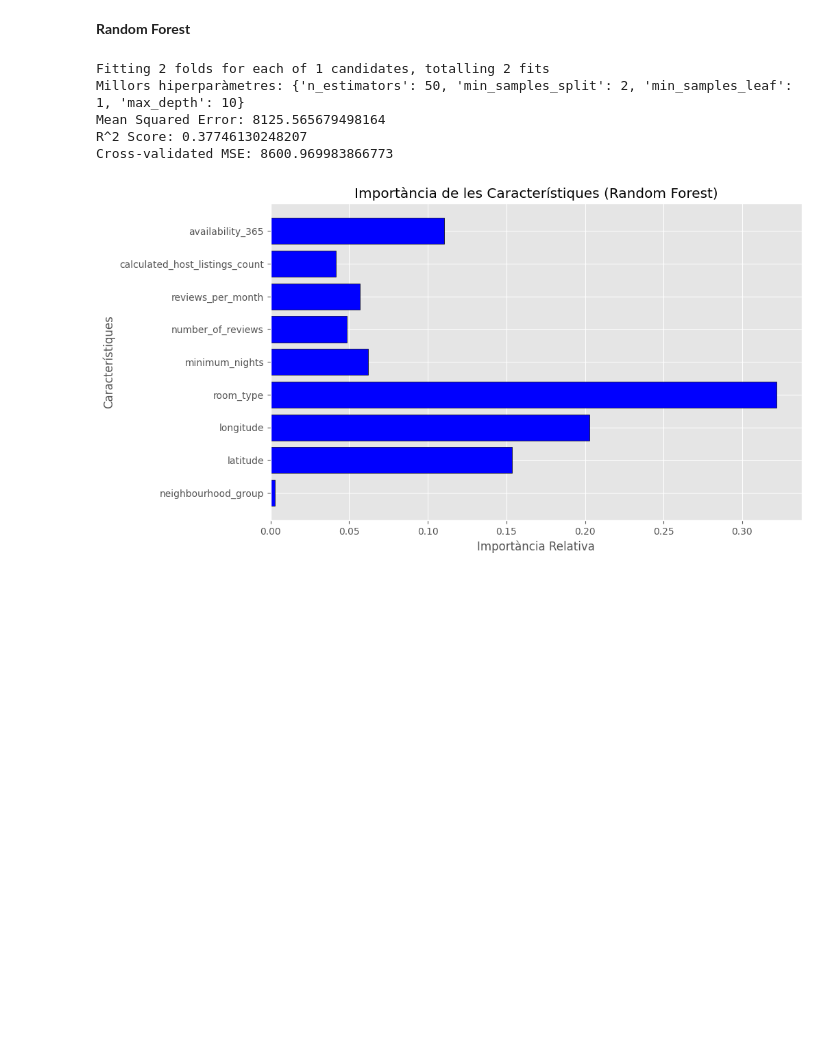
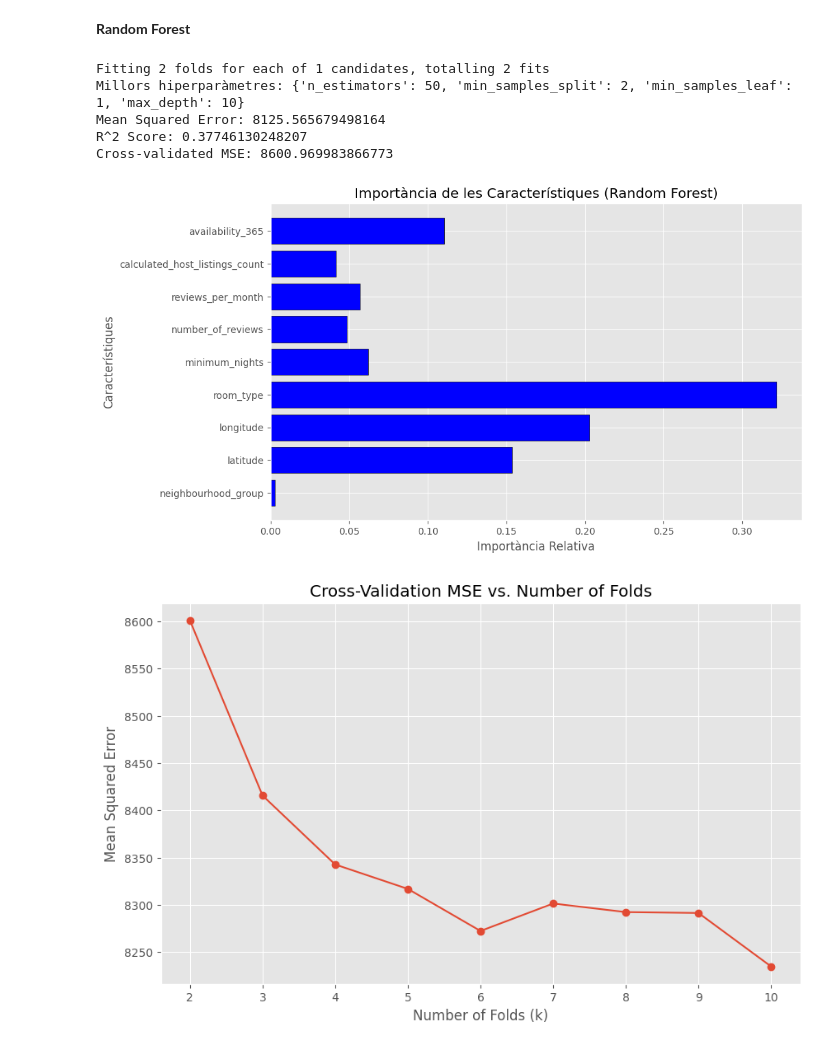
Before and after one commit to angela-uab/Kaggle-APC, a Jupyter notebook: kaggle.ipynb, the cells around one changed output. Saved outputs shown, nothing was run; the diff lists cells and outputs as text; code cells hidden in the pictures; blank space fills up the shorter version.

```diff
--- a/kaggle.ipynb
+++ b/kaggle.ipynb
@@ -820,30 +822,57 @@ best_model = random_search.best_estimator_
 print("Millors hiperparàmetres:", random_search.best_params_)
 
 # Avaluació del model amb el conjunt de prova
 y_pred = best_model.predict(X_test)
 print("Mean Squared Error:", mean_squared_error(y_test, y_pred))
 print("R^2 Score:", r2_score(y_test, y_pred))
 
 # Validació creuada per obtenir una mètrica més robusta
 cv_scores = cross_val_score(best_model, X, y, scoring='neg_mean_squared_error', cv=2)
 print("Cross-validated MSE:", -cv_scores.mean())
 
 # Importància de les característiques
 feature_importances = best_model.feature_importances_
 features = X.columns
 
 # Visualització de la importància de les característiques
 plt.figure(figsize=(10, 6))
 plt.barh(features, feature_importances, color='blue', edgecolor='black')
 plt.title('Importància de les Característiques (Random Forest)')
 plt.xlabel('Importància Relativa')
 plt.ylabel('Característiques')
 plt.grid(True)
 plt.show()
+
+# Validació creuada per obtenir una mètrica més robusta
+cv_scores = []
+k_values = range(2, 11)
+for k in k_values:
+    scores = cross_val_score(best_model, X, y, scoring='neg_mean_squared_error', cv=k)
+    cv_scores.append(-scores.mean())
+
+# Visualització dels resultats de cross-validation
+plt.figure(figsize=(10, 6))
+plt.plot(k_values, cv_scores, marker='o')
+plt.title('Cross-Validation MSE vs. Number of Folds')
+plt.xlabel('Number of Folds (k)')
+plt.ylabel('Mean Squared Error')
+plt.grid(True)
+plt.show()
+
+# Generem la matriu de confusió
+residuals = y_test - y_pred
+plt.figure(figsize=(10, 6))
+plt.hist(residuals, bins=30, alpha=0.7, color='blue', edgecolor='black')
+plt.title('Distribució dels Residuals')
+plt.xlabel('Residuals')
+plt.ylabel('Freqüència')
+plt.grid(True)
+plt.show()
 # %% [output]
 Fitting 2 folds for each of 1 candidates, totalling 2 fits
 Millors hiperparàmetres: {'n_estimators': 50, 'min_samples_split': 2, 'min_samples_leaf': 1, 'max_depth': 10}
 Mean Squared Error: 8125.565679498164
 R^2 Score: 0.37746130248207
 Cross-validated MSE: 8600.969983866773
 [figure]
+[figure, added]
```
Also changed, not shown: parts of 8 cells of this notebook.
